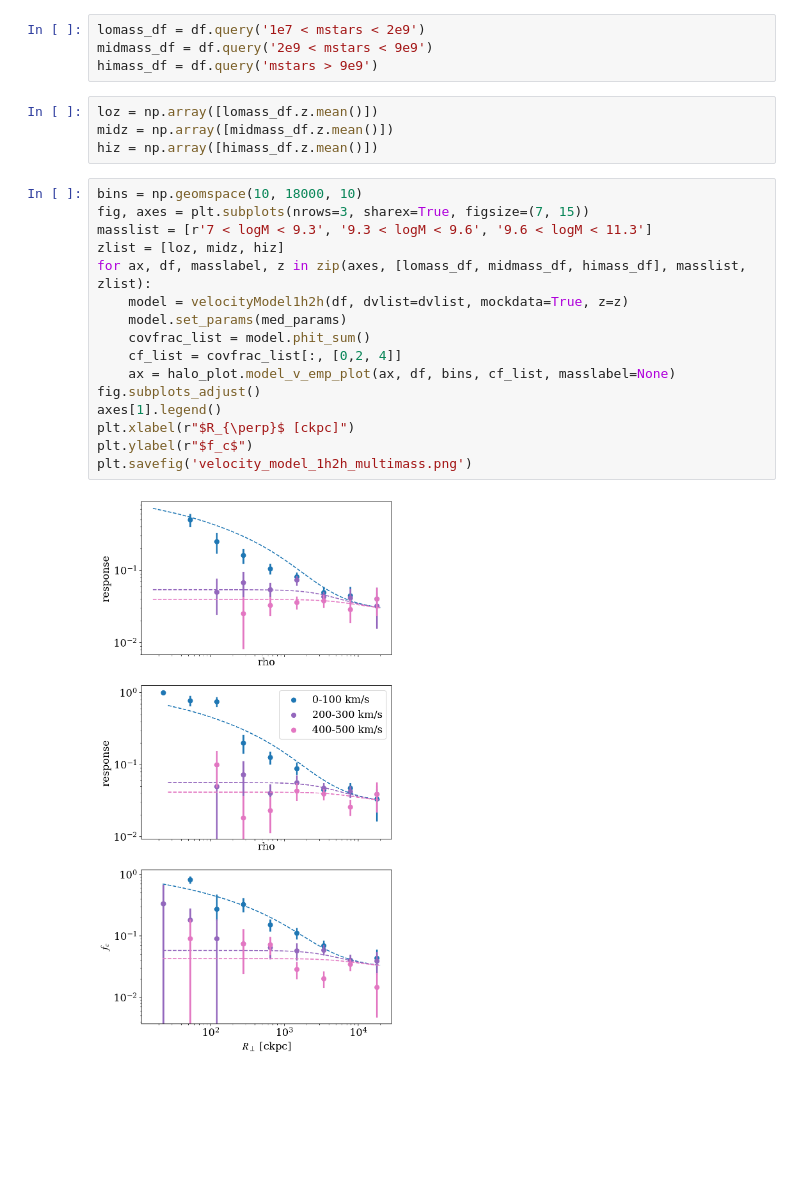
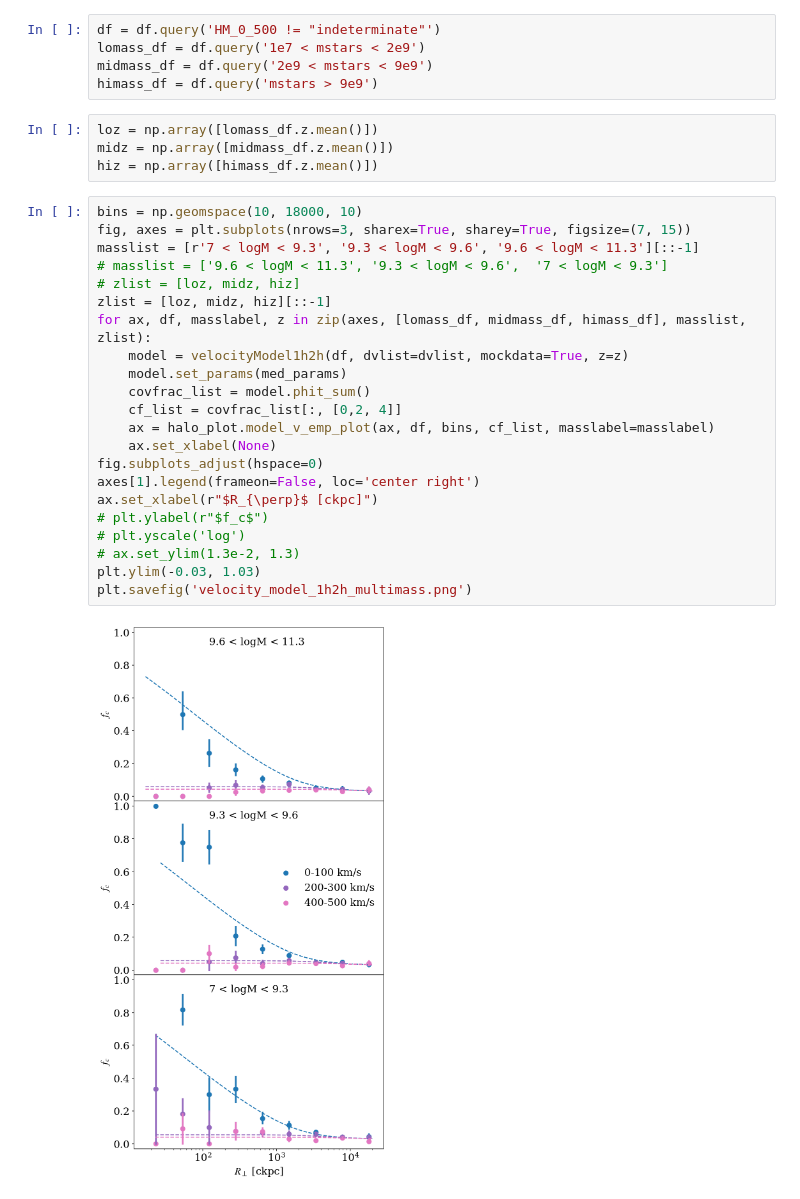
Before and after one commit to mattcwilde/1halo2halo, a Jupyter notebook: haloclustering/notebooks/velocity_cut/velocity_1h2h.ipynb, the cells around one changed output. Saved outputs shown, nothing was run; the diff lists cells and outputs as text; blank space fills up the shorter version.

Commit message:
exclusion model is working

```diff
--- a/haloclustering/notebooks/velocity_cut/velocity_1h2h.ipynb
+++ b/haloclustering/notebooks/velocity_cut/velocity_1h2h.ipynb
@@ -222,4 +222,5 @@ Text(0, 0.5, '$f_c$')
 # %%
+df = df.query('HM_0_500 != "indeterminate"')
 lomass_df = df.query('1e7 < mstars < 2e9')
 midmass_df = df.query('2e9 < mstars < 9e9')
 himass_df = df.query('mstars > 9e9')
@@ -229,19 +230,25 @@ midz = np.array([midmass_df.z.mean()])
 hiz = np.array([himass_df.z.mean()])
 # %%
 bins = np.geomspace(10, 18000, 10)
-fig, axes = plt.subplots(nrows=3, sharex=True, figsize=(7, 15))
-masslist = [r'7 < logM < 9.3', '9.3 < logM < 9.6', '9.6 < logM < 11.3']
-zlist = [loz, midz, hiz]
+fig, axes = plt.subplots(nrows=3, sharex=True, sharey=True, figsize=(7, 15))
+masslist = [r'7 < logM < 9.3', '9.3 < logM < 9.6', '9.6 < logM < 11.3'][::-1]
+# masslist = ['9.6 < logM < 11.3', '9.3 < logM < 9.6',  '7 < logM < 9.3']
+# zlist = [loz, midz, hiz]
+zlist = [loz, midz, hiz][::-1]
 for ax, df, masslabel, z in zip(axes, [lomass_df, midmass_df, himass_df], masslist, zlist):
     model = velocityModel1h2h(df, dvlist=dvlist, mockdata=True, z=z)
     model.set_params(med_params)
     covfrac_list = model.phit_sum()
     cf_list = covfrac_list[:, [0,2, 4]]
-    ax = halo_plot.model_v_emp_plot(ax, df, bins, cf_list, masslabel=None)
-fig.subplots_adjust()
-axes[1].legend()
-plt.xlabel(r"$R_{\perp}$ [ckpc]")
-plt.ylabel(r"$f_c$")
+    ax = halo_plot.model_v_emp_plot(ax, df, bins, cf_list, masslabel=masslabel)
+    ax.set_xlabel(None)
+fig.subplots_adjust(hspace=0)
+axes[1].legend(frameon=False, loc='center right')
+ax.set_xlabel(r"$R_{\perp}$ [ckpc]")
+# plt.ylabel(r"$f_c$")
+# plt.yscale('log')
+# ax.set_ylim(1.3e-2, 1.3)
+plt.ylim(-0.03, 1.03)
 plt.savefig('velocity_model_1h2h_multimass.png')
 # %% [output]
-[figure, old version]
+[figure, new version]
```
Also changed, not shown: parts of 7 cells of this notebook, 4 other files.
